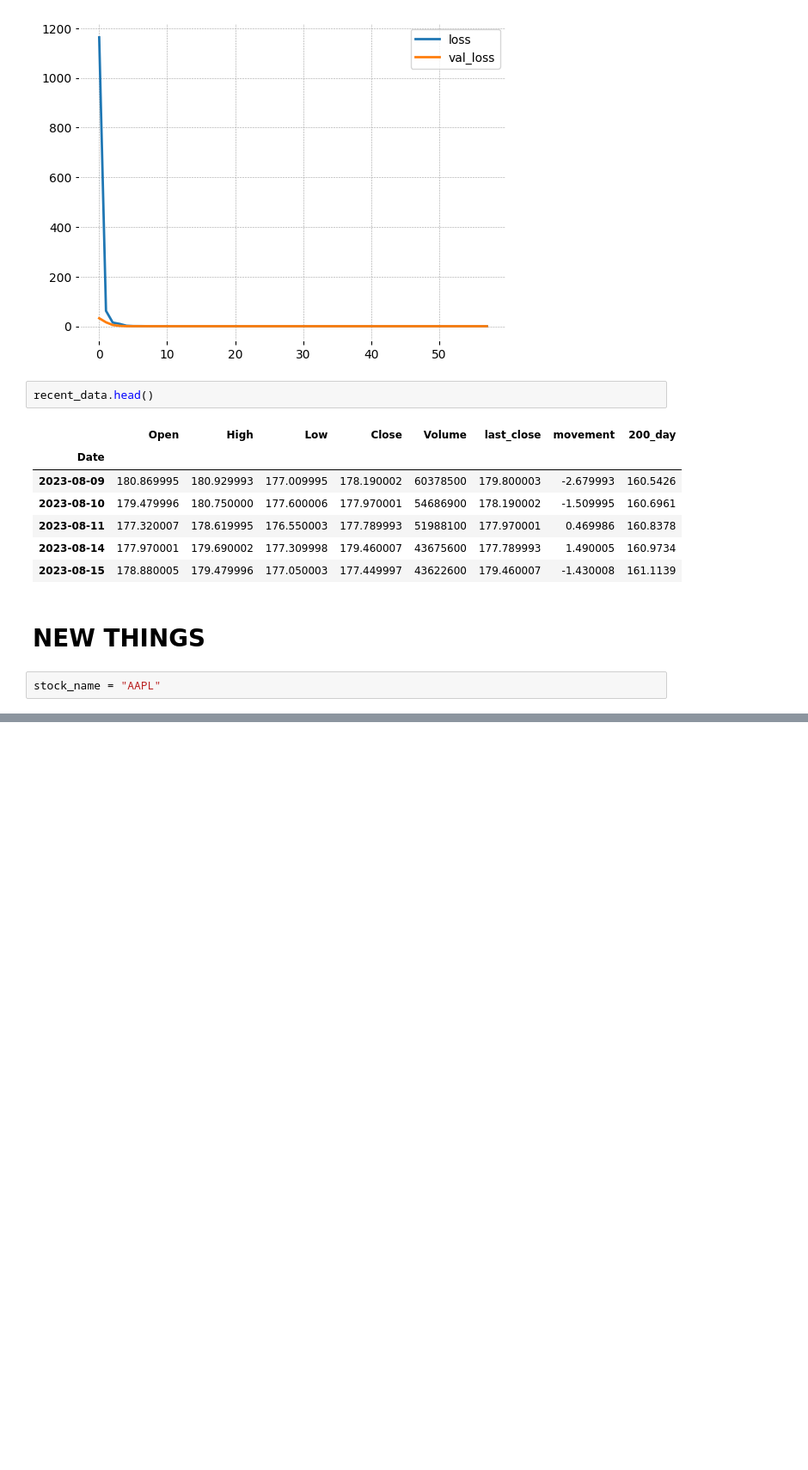
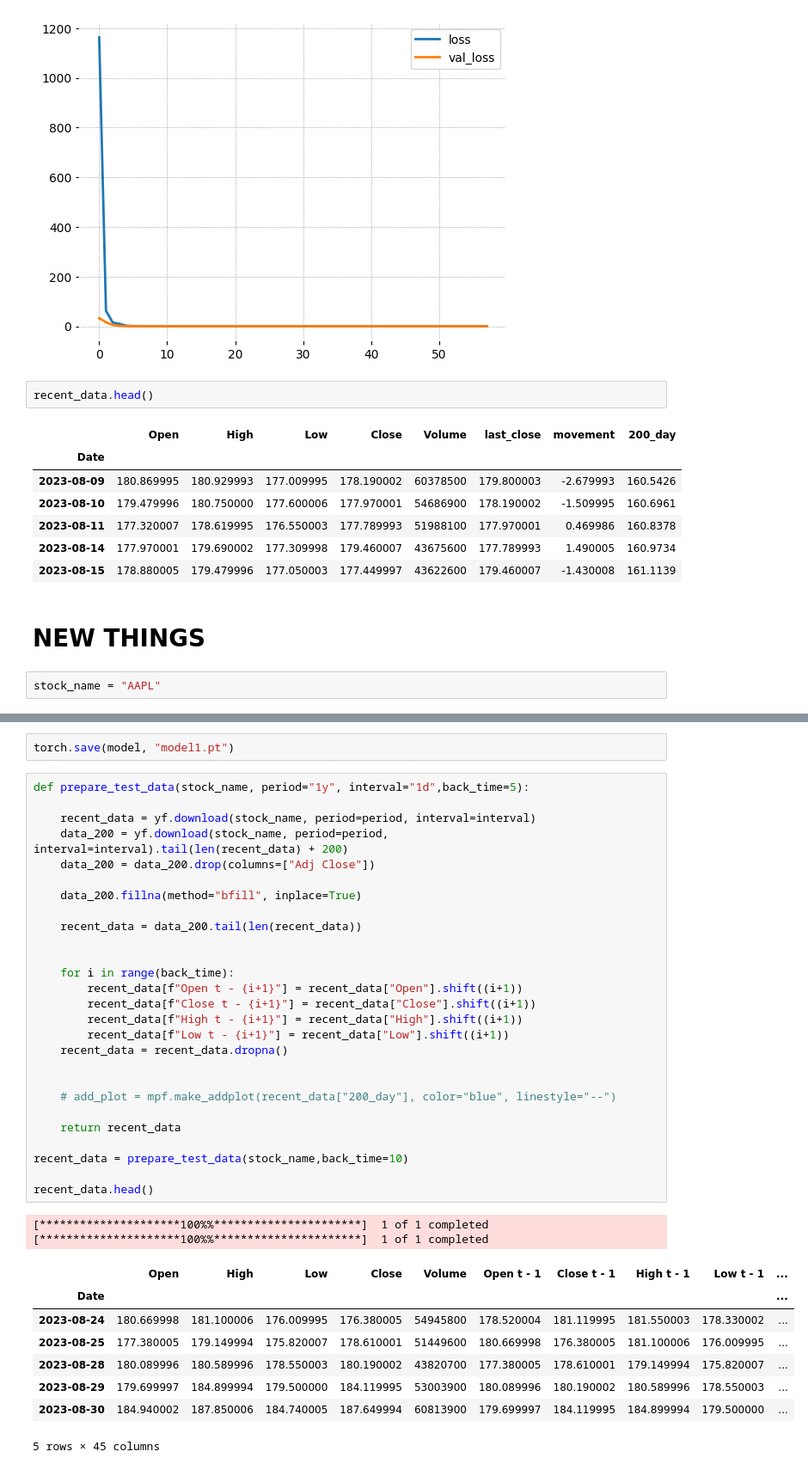
Before and after one commit to yohlimem/AI-Stonks, a Jupyter notebook: main.ipynb, the cells around one changed output, grey strips where cells are left out. Shown: that part at 86% size. Drawn from its saved outputs; the diff is of its cells as text; blank space fills up the shorter version.

```diff
--- a/main.ipynb
+++ b/main.ipynb
@@ -245,0 +310,40 @@ recent_data.head()
+# %%
+torch.save(model, "model1.pt")
+# %%
+def prepare_test_data(stock_name, period="1y", interval="1d",back_time=5):
+
+    recent_data = yf.download(stock_name, period=period, interval=interval)
+    data_200 = yf.download(stock_name, period=period, interval=interval).tail(len(recent_data) + 200)
+    data_200 = data_200.drop(columns=["Adj Close"])
+
+    data_200.fillna(method="bfill", inplace=True)
+
+    recent_data = data_200.tail(len(recent_data))
+
+
+    for i in range(back_time):
+        recent_data[f"Open t - {i+1}"] = recent_data["Open"].shift((i+1))
+        recent_data[f"Close t - {i+1}"] = recent_data["Close"].shift((i+1))
+        recent_data[f"High t - {i+1}"] = recent_data["High"].shift((i+1))
+        recent_data[f"Low t - {i+1}"] = recent_data["Low"].shift((i+1))
+    recent_data = recent_data.dropna()
+
+
+    # add_plot = mpf.make_addplot(recent_data["200_day"], color="blue", linestyle="--")
+
+    return recent_data
+
+recent_data = prepare_test_data(stock_name,back_time=10)
+
+recent_data.head()
+# %% [output]
+[*********************100%%**********************]  1 of 1 completed
+[*********************100%%**********************]  1 of 1 completed
+|  | Open | High | Low | Close | Volume | Open t - 1 | Close t - 1 | High t - 1 | Low t - 1 | ... |
+| Date |  |  |  |  |  |  |  |  |  | ... |
+| 2023-08-24 | 180.669998 | 181.100006 | 176.009995 | 176.380005 | 54945800 | 178.520004 | 181.119995 | 181.550003 | 178.330002 | ... |
+| 2023-08-25 | 177.380005 | 179.149994 | 175.820007 | 178.610001 | 51449600 | 180.669998 | 176.380005 | 181.100006 | 176.009995 | ... |
+| 2023-08-28 | 180.089996 | 180.589996 | 178.550003 | 180.190002 | 43820700 | 177.380005 | 178.610001 | 179.149994 | 175.820007 | ... |
+| 2023-08-29 | 179.699997 | 184.899994 | 179.500000 | 184.119995 | 53003900 | 180.089996 | 180.190002 | 180.589996 | 178.550003 | ... |
+| 2023-08-30 | 184.940002 | 187.850006 | 184.740005 | 187.649994 | 60813900 | 179.699997 | 184.119995 | 184.899994 | 179.500000 | ... |
+5 rows × 45 columns
```
Also changed, not shown: parts of 15 cells of this notebook.
